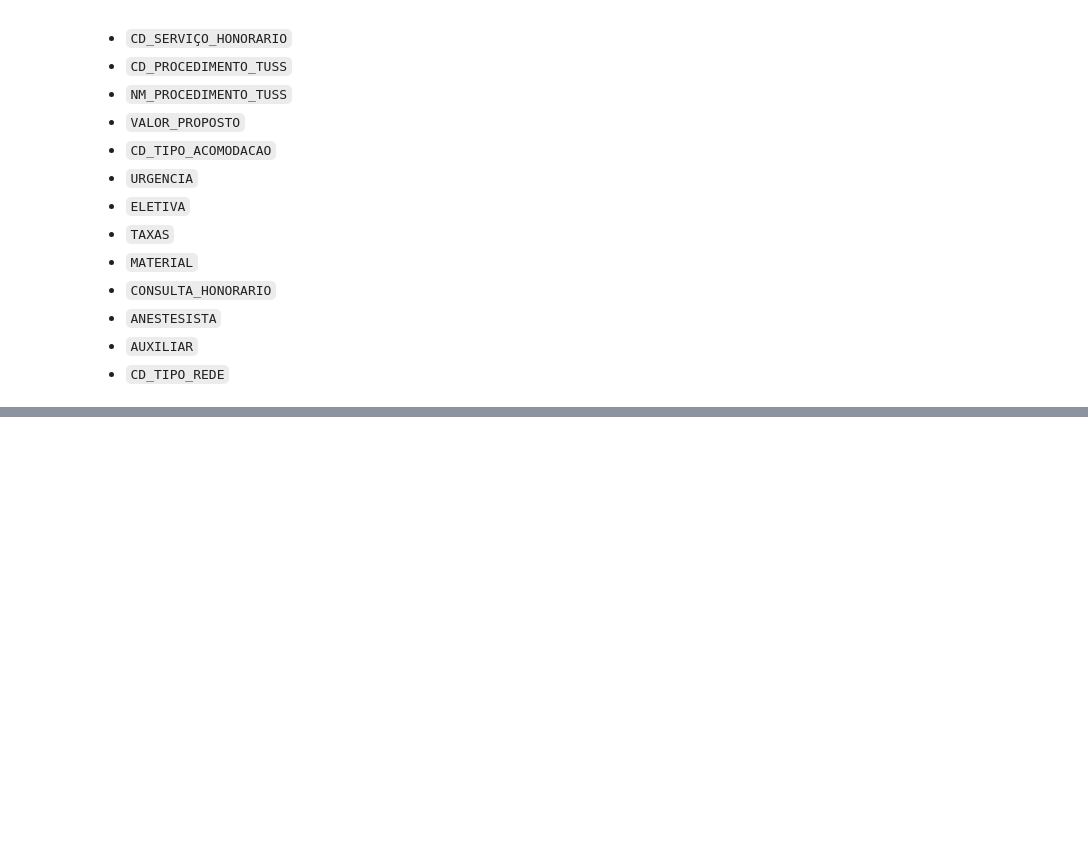
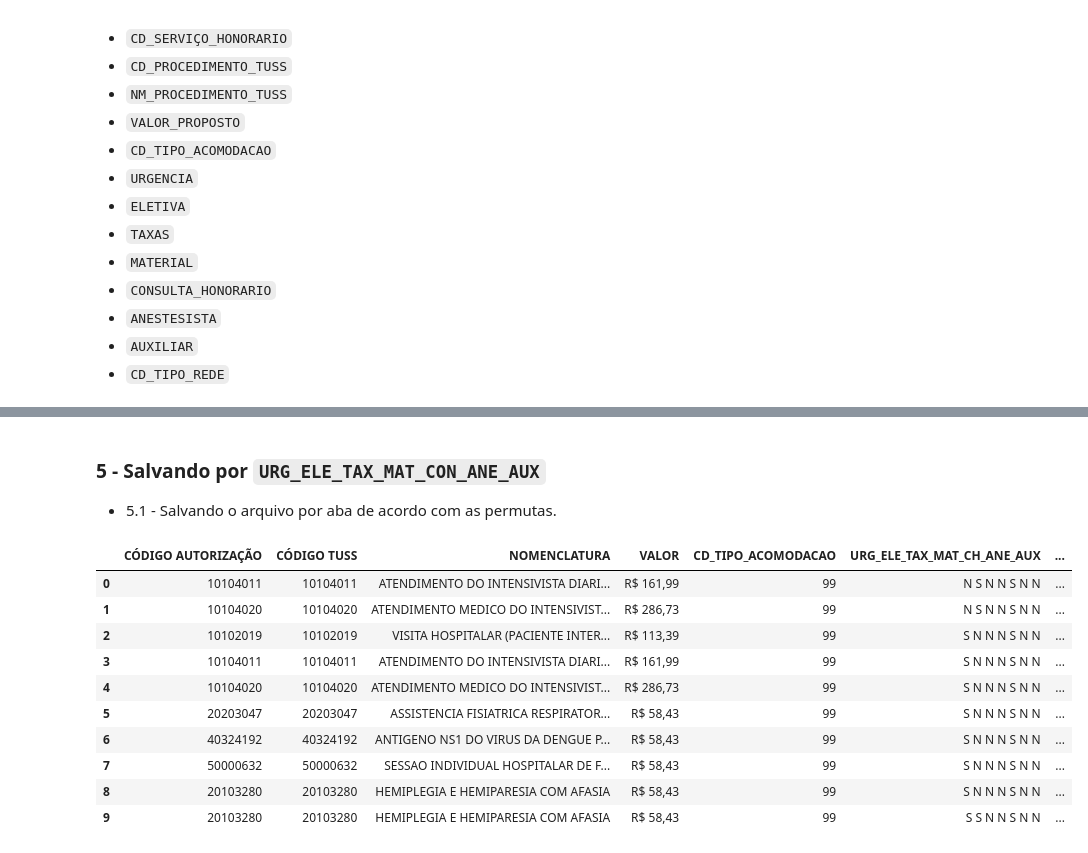
Before and after one commit to Jefferson170713/Project_HapDoc, a Jupyter notebook: script_teste.ipynb, the cells around one changed output, grey strips where cells are left out. Cells and saved outputs as stored; diff of their text form; code cells hidden in the pictures; blank space fills up the shorter version.

```diff
--- a/script_teste.ipynb
+++ b/script_teste.ipynb
@@ -302,0 +292,46 @@ Index(['CD_SERVIÇO_HONORARIO', 'CD_PROCEDIMENTO_TUSS', 'NM_PROCEDIMENTO_TUSS',
+# %% [markdown]
+### 5 - Salvando por `URG_ELE_TAX_MAT_CON_ANE_AUX`
+   - 5.1 - Salvando o arquivo por aba de acordo com as permutas.
+# %%
+# Caminho do arquivo Excel
+output_path = r'./ARQUIVOS/ANALISE.xlsx'
+
+# Criando o arquivo Excel com a aba principal
+with ExcelWriter(output_path, engine='openpyxl') as writer:
+   # Salvando a aba principal
+   df_key_3_grouped.to_excel(writer, index=False, sheet_name='GERAL')
+
+   # # renomeando as colunas
+   df_key_3_grouped.rename(
+      columns={
+         'CD_SERVIÇO_HONORARIO': 'CÓDIGO AUTORIZAÇÃO',
+         'VALOR_PROPOSTO': 'VALOR',
+         'CD_PROCEDIMENTO_TUSS':'CÓDIGO TUSS',
+         'NM_PROCEDIMENTO_TUSS':'NOMENCLATURA',
+         },
+      inplace=True
+   )
+
+
+    # Salvando as abas adicionais
+   for num, save in enumerate(df_key_3_grouped['URG_ELE_TAX_MAT_CH_ANE_AUX'].unique()):
+      # Filtrando os dados
+      df_key_3_grouped_filtered = df_key_3_grouped[df_key_3_grouped['URG_ELE_TAX_MAT_CH_ANE_AUX'] == save].copy()
+      nane = f'NEG. {num+1}'
+
+      # Salvando no mesmo arquivo Excel com o nome da aba correspondente
+      df_key_3_grouped_filtered.to_excel(writer, index=False, sheet_name=nane)
+
+df_key_3_grouped.head(10)
+# %% [output]
+|  | CÓDIGO AUTORIZAÇÃO | CÓDIGO TUSS | NOMENCLATURA | VALOR | CD_TIPO_ACOMODACAO | URG_ELE_TAX_MAT_CH_ANE_AUX | ... |
+| 0 | 10104011 | 10104011 | ATENDIMENTO DO INTENSIVISTA DIARI... | R$ 161,99 | 99 | N S N N S N N | ... |
+| 1 | 10104020 | 10104020 | ATENDIMENTO MEDICO DO INTENSIVIST... | R$ 286,73 | 99 | N S N N S N N | ... |
+| 2 | 10102019 | 10102019 | VISITA HOSPITALAR (PACIENTE INTER... | R$ 113,39 | 99 | S N N N S N N | ... |
+| 3 | 10104011 | 10104011 | ATENDIMENTO DO INTENSIVISTA DIARI... | R$ 161,99 | 99 | S N N N S N N | ... |
+| 4 | 10104020 | 10104020 | ATENDIMENTO MEDICO DO INTENSIVIST... | R$ 286,73 | 99 | S N N N S N N | ... |
+| 5 | 20203047 | 20203047 | ASSISTENCIA FISIATRICA RESPIRATOR... | R$ 58,43 | 99 | S N N N S N N | ... |
+| 6 | 40324192 | 40324192 | ANTIGENO NS1 DO VIRUS DA DENGUE P... | R$ 58,43 | 99 | S N N N S N N | ... |
+| 7 | 50000632 | 50000632 | SESSAO INDIVIDUAL HOSPITALAR DE F... | R$ 58,43 | 99 | S N N N S N N | ... |
+| 8 | 20103280 | 20103280 | HEMIPLEGIA E HEMIPARESIA COM AFASIA | R$ 58,43 | 99 | S N N N S N N | ... |
+| 9 | 20103280 | 20103280 | HEMIPLEGIA E HEMIPARESIA COM AFASIA | R$ 58,43 | 99 | S S N N S N N | ... |
```
Also changed, not shown: parts of 16 cells of this notebook, 3 other files.
